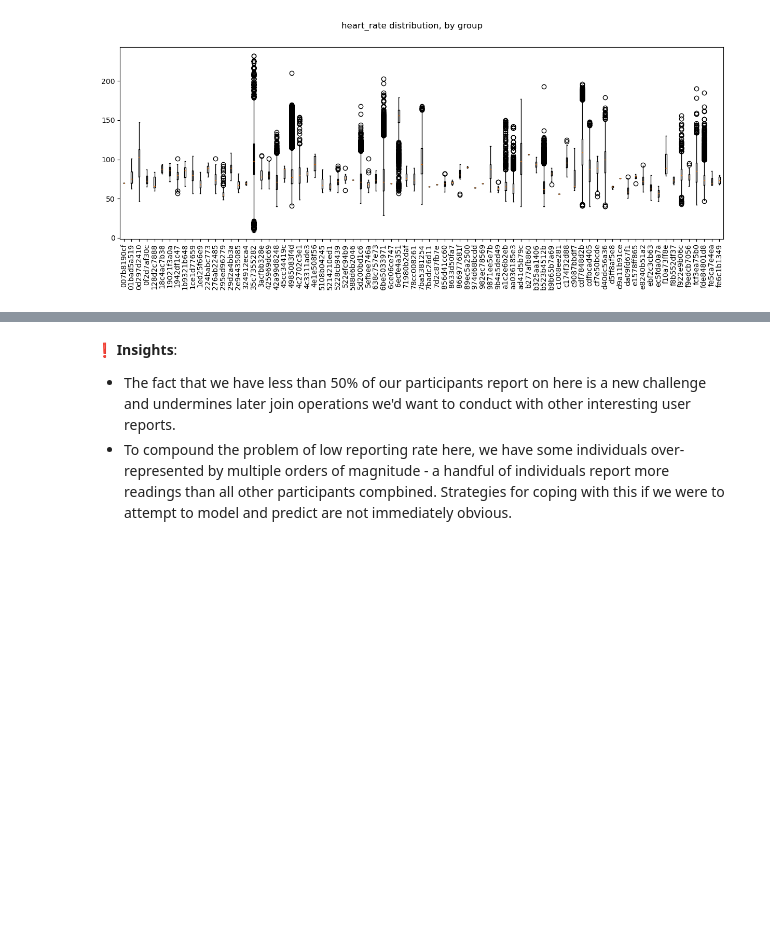
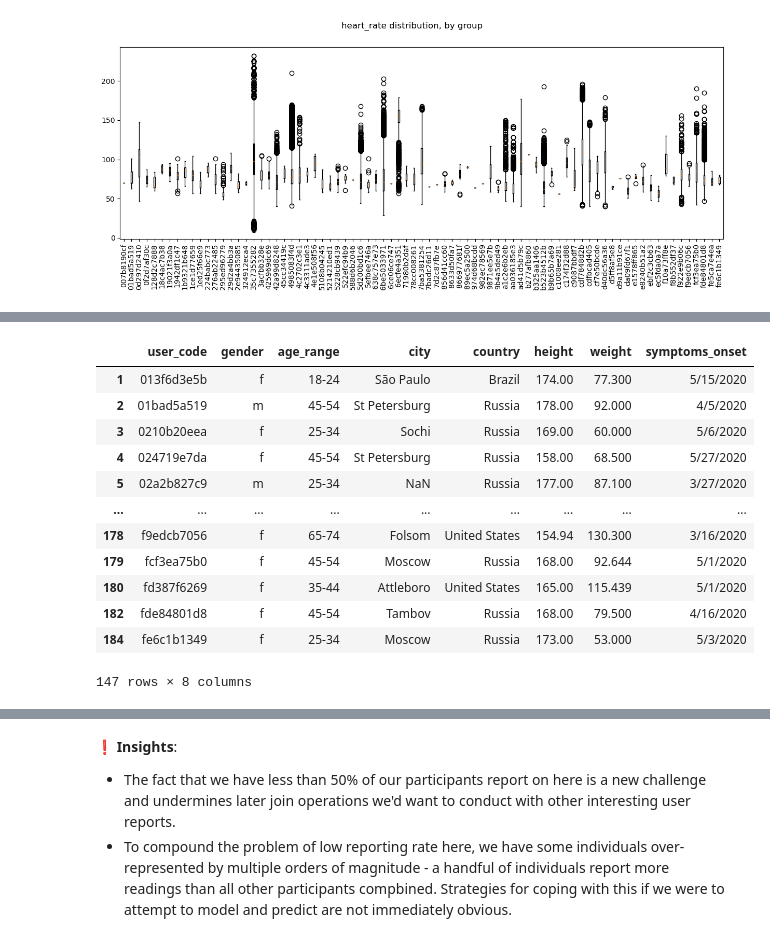
Before and after one commit to AIPI510/aipi510-fall24, a Jupyter notebook: ta4-trackstars.ipynb, the cells around one changed output, grey strips where cells are left out. Drawn from its saved outputs; the diff is of its cells as text; code cells hidden in the pictures; blank space fills up the shorter version.

```diff
--- a/ta4-trackstars.ipynb
+++ b/ta4-trackstars.ipynb
@@ -773,0 +819,19 @@ box_plot_groups(symptom_groups, 'heart_rate', width=15)
+# %%
+dfsymp = dfs['participants']
+#drop vlues without symptom onset
+dfsymp = dfsymp[dfsymp['symptoms_onset'].notna()]
+display(dfsymp)
+# %% [output]
+|  | user_code | gender | age_range | city | country | height | weight | symptoms_onset |
+| 1 | 013f6d3e5b | f | 18-24 | São Paulo | Brazil | 174.00 | 77.300 | 5/15/2020 |
+| 2 | 01bad5a519 | m | 45-54 | St Petersburg | Russia | 178.00 | 92.000 | 4/5/2020 |
+| 3 | 0210b20eea | f | 25-34 | Sochi | Russia | 169.00 | 60.000 | 5/6/2020 |
+| 4 | 024719e7da | f | 45-54 | St Petersburg | Russia | 158.00 | 68.500 | 5/27/2020 |
+| 5 | 02a2b827c9 | m | 25-34 | NaN | Russia | 177.00 | 87.100 | 3/27/2020 |
+| ... | ... | ... | ... | ... | ... | ... | ... | ... |
+| 178 | f9edcb7056 | f | 65-74 | Folsom | United States | 154.94 | 130.300 | 3/16/2020 |
+| 179 | fcf3ea75b0 | f | 45-54 | Moscow | Russia | 168.00 | 92.644 | 5/1/2020 |
+| 180 | fd387f6269 | f | 35-44 | Attleboro | United States | 165.00 | 115.439 | 5/1/2020 |
+| 182 | fde84801d8 | f | 45-54 | Tambov | Russia | 168.00 | 79.500 | 4/16/2020 |
+| 184 | fe6c1b1349 | f | 25-34 | Moscow | Russia | 173.00 | 53.000 | 5/3/2020 |
+147 rows × 8 columns
```
Also changed, not shown: parts of 15 cells of this notebook, 1 other file.
